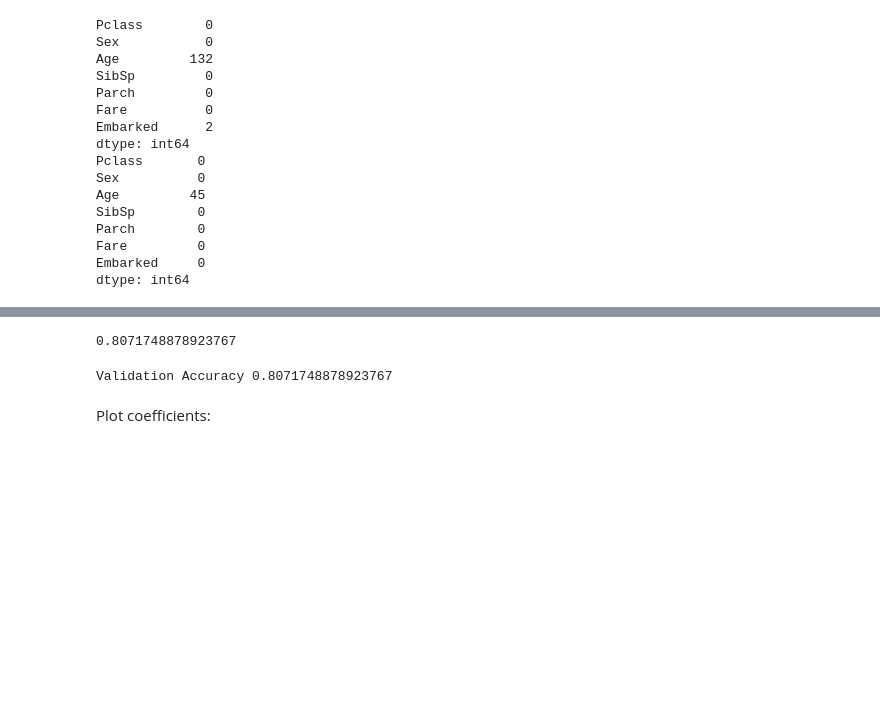
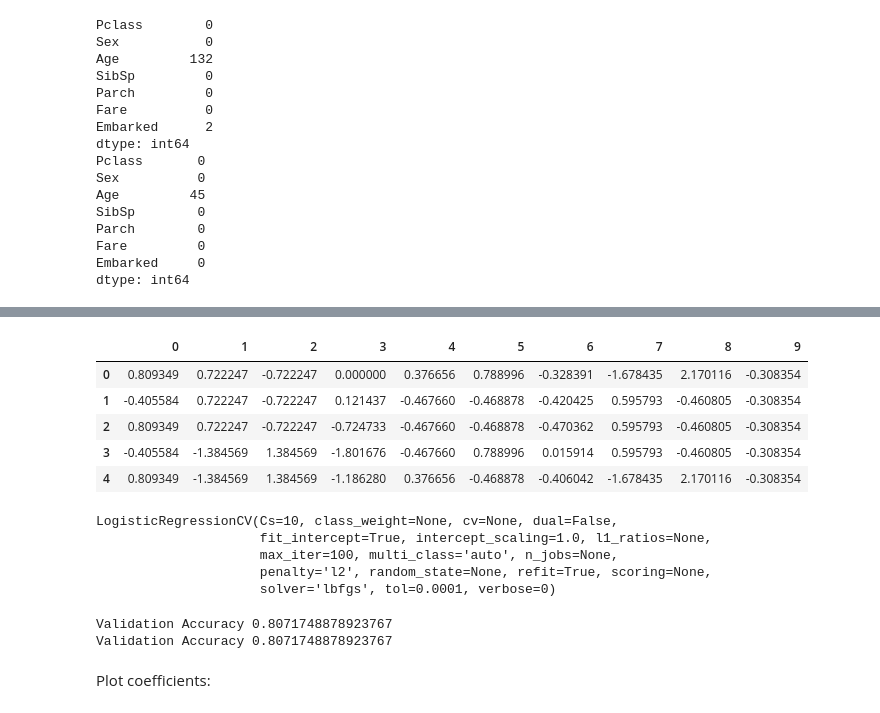
Before and after one commit to austinlasseter/DS-Unit-2-Linear-Models, a Jupyter notebook: module4-logistic-regression/214_responses.ipynb, the cells around one changed output, grey strips where cells are left out. Drawn from its saved outputs; the diff is of its cells as text; code cells hidden in the pictures; blank space fills up the shorter version.

```diff
--- a/module4-logistic-regression/214_responses.ipynb
+++ b/module4-logistic-regression/214_responses.ipynb
@@ -571,13 +494,32 @@ LogisticRegressionCV(Cs=10, class_weight=None, cv=None, dual=False,
+# %%
+# what do our transformed data look like?
+pd.DataFrame(X_val_scaled).head()
+# %% [output]
+|  | 0 | 1 | 2 | 3 | 4 | 5 | 6 | 7 | 8 | 9 |
+| 0 | 0.809349 | 0.722247 | -0.722247 | 0.000000 | 0.376656 | 0.788996 | -0.328391 | -1.678435 | 2.170116 | -0.308354 |
+| 1 | -0.405584 | 0.722247 | -0.722247 | 0.121437 | -0.467660 | -0.468878 | -0.420425 | 0.595793 | -0.460805 | -0.308354 |
+| 2 | 0.809349 | 0.722247 | -0.722247 | -0.724733 | -0.467660 | -0.468878 | -0.470362 | 0.595793 | -0.460805 | -0.308354 |
+| 3 | -0.405584 | -1.384569 | 1.384569 | -1.801676 | -0.467660 | 0.788996 | 0.015914 | 0.595793 | -0.460805 | -0.308354 |
+| 4 | 0.809349 | -1.384569 | 1.384569 | -1.186280 | 0.376656 | -0.468878 | -0.406042 | -1.678435 | 2.170116 | -0.308354 |
+# %%
+# we're finally ready to fit out model using the transformed training dataset.
+model = LogisticRegressionCV()
+model.fit(X_train_scaled, y_train)
+# %% [output]
+LogisticRegressionCV(Cs=10, class_weight=None, cv=None, dual=False,
+                     fit_intercept=True, intercept_scaling=1.0, l1_ratios=None,
+                     max_iter=100, multi_class='auto', n_jobs=None,
+                     penalty='l2', random_state=None, refit=True, scoring=None,
+                     solver='lbfgs', tol=0.0001, verbose=0)
 # %%
-# One way...
+# make predictions
 y_pred = model.predict(X_val_scaled)
-accuracy_score(y_val, y_pred)
-# %% [output]
-0.8071748878923767
 # %%
-# Shortcut
+# there are different two ways to output the model's accuracy.
+print('Validation Accuracy', accuracy_score(y_val, y_pred))
 print('Validation Accuracy', model.score(X_val_scaled, y_val))
 # %% [output]
 Validation Accuracy 0.8071748878923767
+Validation Accuracy 0.8071748878923767
 # %% [markdown]
 Plot coefficients:
```
Also changed, not shown: parts of 30 cells of this notebook.
